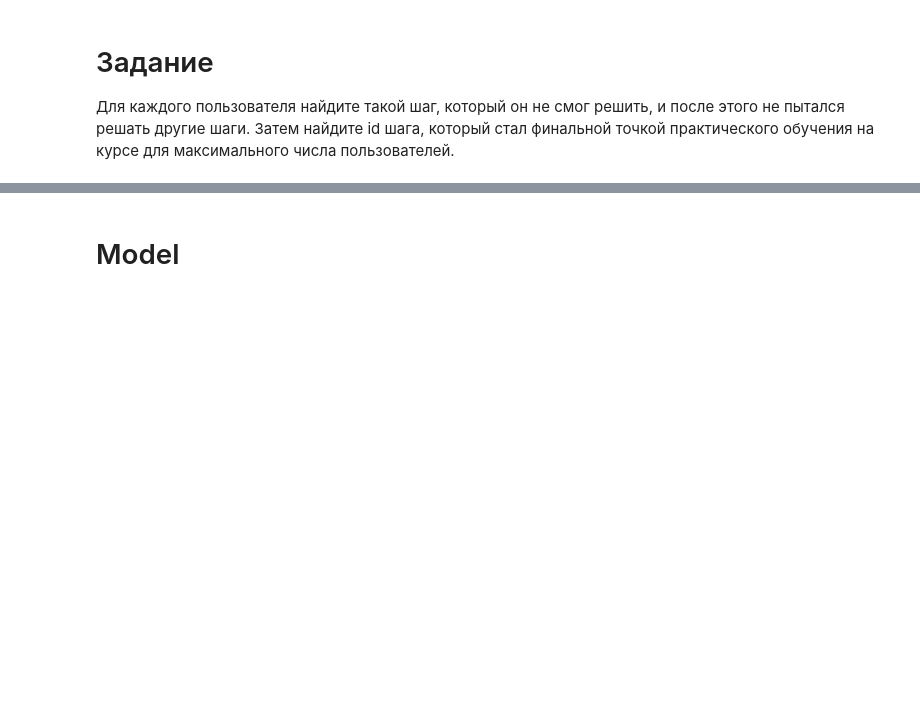
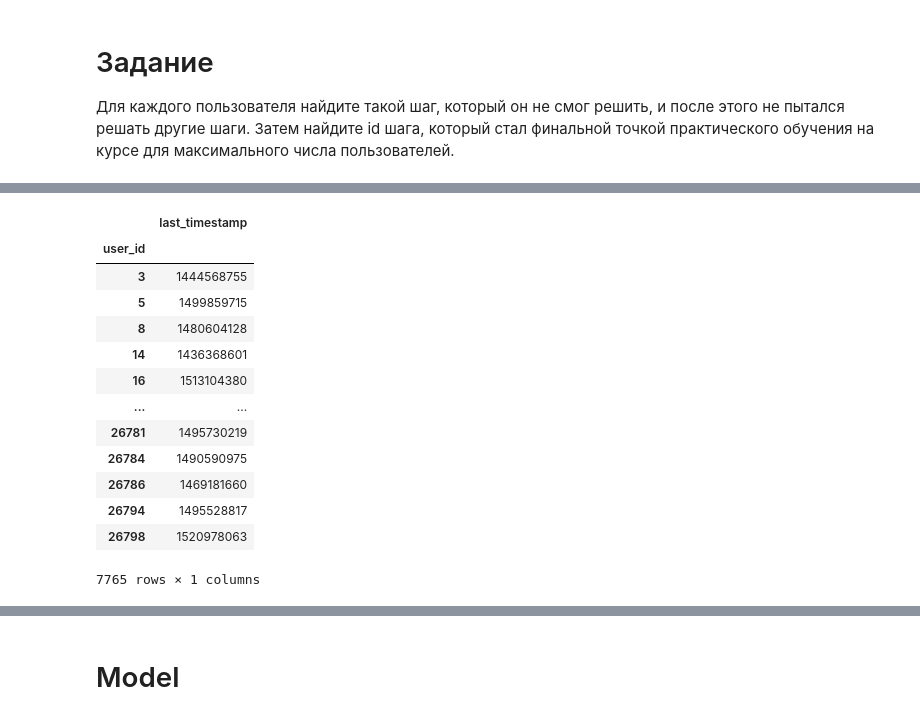
Before and after one commit to V1S10US/My-projects, a Jupyter notebook: Data_Analysis_in_R.ipynb, the cells around one changed output, grey strips where cells are left out. Cells and saved outputs as stored; diff of their text form; code cells hidden in the pictures; blank space fills up the shorter version.

```diff
--- a/Data_Analysis_in_R.ipynb
+++ b/Data_Analysis_in_R.ipynb
@@ -614,0 +629,22 @@ submissions[submissions['submission_status'] == 'correct'] \
+# %%
+last_submit_timestamp = submissions[submissions.submission_status == 'wrong'].groupby('user_id')\
+                        .agg({'timestamp' : 'max'})\
+                        .rename({'timestamp' : 'last_timestamp'}, axis=1)
+
+user_last_timestamp_dict = last_submit_timestamp.to_dict()
+last_submit_timestamp
+# %% [output]
+|  | last_timestamp |
+| user_id |  |
+| 3 | 1444568755 |
+| 5 | 1499859715 |
+| 8 | 1480604128 |
+| 14 | 1436368601 |
+| 16 | 1513104380 |
+| ... | ... |
+| 26781 | 1495730219 |
+| 26784 | 1490590975 |
+| 26786 | 1469181660 |
+| 26794 | 1495528817 |
+| 26798 | 1520978063 |
+7765 rows × 1 columns
```
Also changed, not shown: parts of 4 cells of this notebook.
